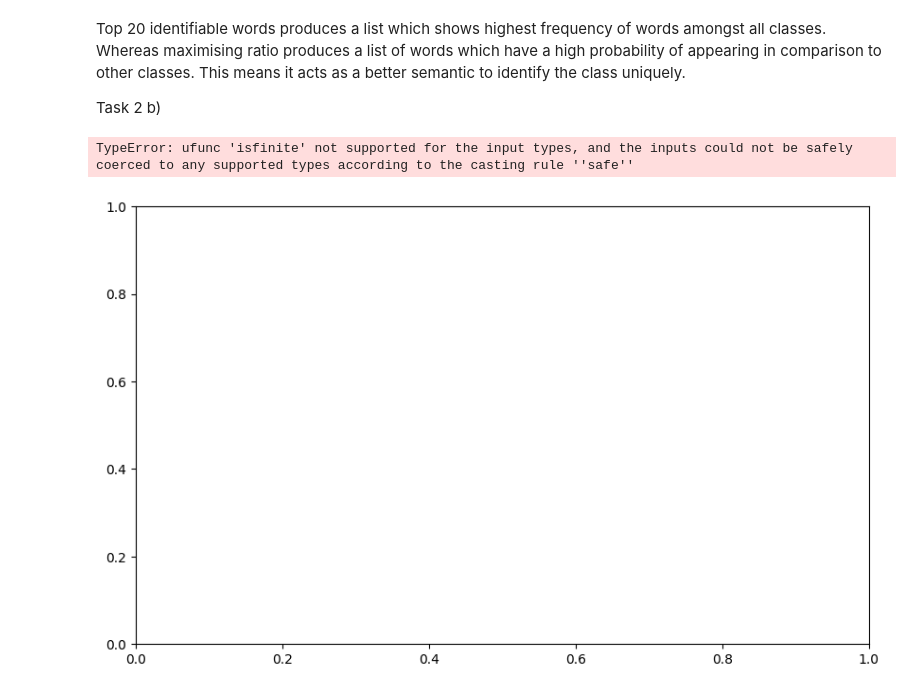
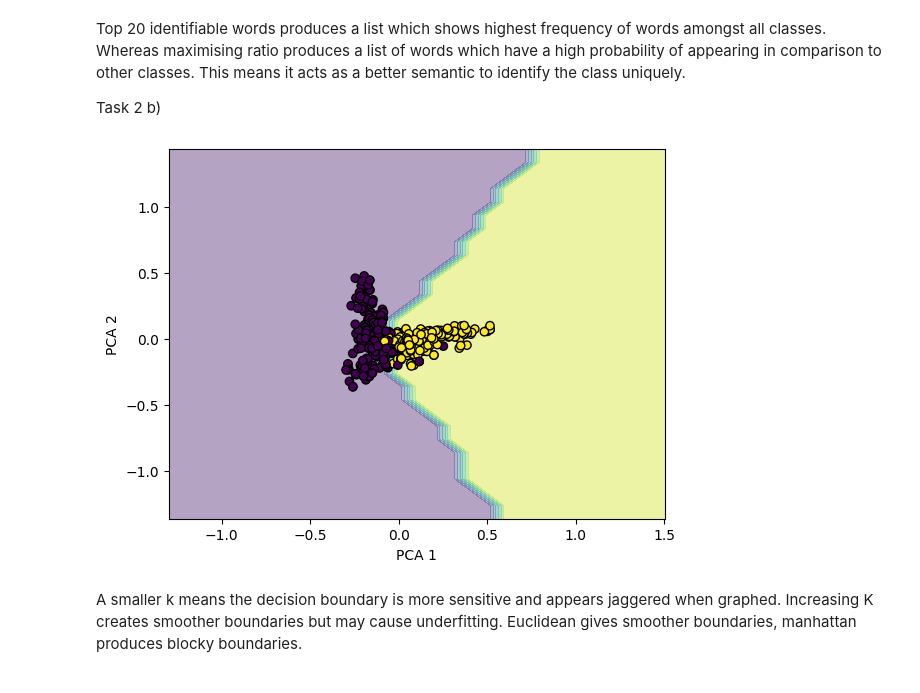
Before and after one commit to M3Rain/361_A3, a Jupyter notebook: Task1.ipynb, the cells around one changed output. Drawn from its saved outputs; the diff is of its cells as text; code cells hidden in the pictures.

```diff
--- a/Task1.ipynb
+++ b/Task1.ipynb
@@ -179,49 +179,36 @@ Top 20 identifiable words produces a list which shows highest frequency of words
 
 Task 2 b)
 # %%
-import pandas as pd
 from sklearn.feature_extraction.text import TfidfVectorizer
 from sklearn.decomposition import PCA
 from sklearn.neighbors import KNeighborsClassifier
 import matplotlib.pyplot as plt
-from matplotlib.colors import ListedColormap
-import numpy as np
+
 
 df = pd.read_csv("train.csv")
 X = df["Text"]
 y = df["Category"]
 
-vectorizer = TfidfVectorizer(max_features=500)
+vectorizer = TfidfVectorizer(max_features=1000)
 X_tfidf = vectorizer.fit_transform(X)
-
 pca = PCA(n_components=2)
 X_2d = pca.fit_transform(X_tfidf.toarray())
-
-k = 5
-metric = 'euclidean'
-knn = KNeighborsClassifier(n_neighbors=k, metric=metric)
+knn = KNeighborsClassifier(n_neighbors=10, metric="euclidean")
 knn.fit(X_2d, y)
 
-h = 0.01
-x_min, x_max = X_2d[:, 0].min() - 1, X_2d[:, 0].max() + 1
-y_min, y_max = X_2d[:, 1].min() - 1, X_2d[:, 1].max() + 1
-xx, yy = np.meshgrid(np.arange(x_min, x_max, h),
-                     np.arange(y_min, y_max, h))
+x_min, x_max = X_2d[:,0].min()-1,X_2d[:,0].max()+1
+y_min, y_max = X_2d[:,1].min()-1,X_2d[:,1].max()+1
+xx, yy = np.meshgrid(np.arange(x_min, x_max, 0.1), np.arange(y_min, y_max, 0.1))
+
 Z = knn.predict(np.c_[xx.ravel(), yy.ravel()])
-Z = Z.reshape(xx.shape)
+Z = pd.factorize(Z)[0].reshape(xx.shape)
 
-plt.figure(figsize=(10, 6))
-cmap_background = ListedColormap(['#FFBBBB', '#BBFFBB', '#BBBBFF'])
-cmap_points = ListedColormap(['#FF0000', '#00AA00', '#0000FF'])
-
-plt.contourf(xx, yy, Z, alpha=0.3, cmap=cmap_background)
-scatter = plt.scatter(X_2d[:, 0], X_2d[:, 1], c=pd.factorize(y)[0], cmap=cmap_points, edgecolor='k')
-plt.title(f"kNN Decision Boundary (k={k}, metric='{metric}')")
-plt.xlabel("PCA Component 1")
-plt.ylabel("PCA Component 2")
-plt.legend(handles=scatter.legend_elements()[0], labels=pd.unique(y))
-plt.grid(True)
+plt.contourf(xx, yy, Z, alpha=0.4)
+plt.scatter(X_2d[:, 0], X_2d[:, 1], c=pd.factorize(y)[0], edgecolor='k')
+plt.xlabel("PCA 1")
+plt.ylabel("PCA 2")
 plt.show()
 # %% [output]
-TypeError: ufunc 'isfinite' not supported for the input types, and the inputs could not be safely coerced to any supported types according to the casting rule ''safe''
-[figure, old version]
+[figure, new version]
+# %% [markdown]
+A smaller k means the decision boundary is more sensitive and appears jaggered when graphed. Increasing K creates smoother boundaries but may cause underfitting. Euclidean gives smoother boundaries, manhattan produces blocky boundaries.
```
